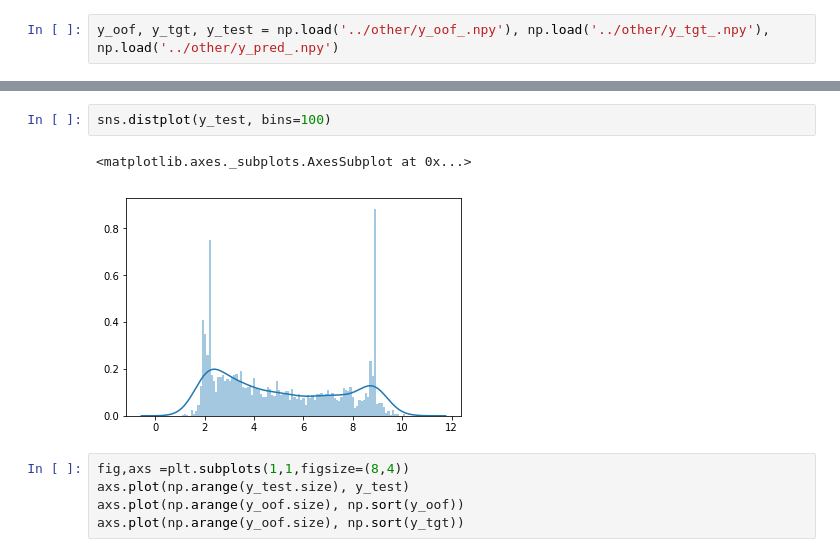
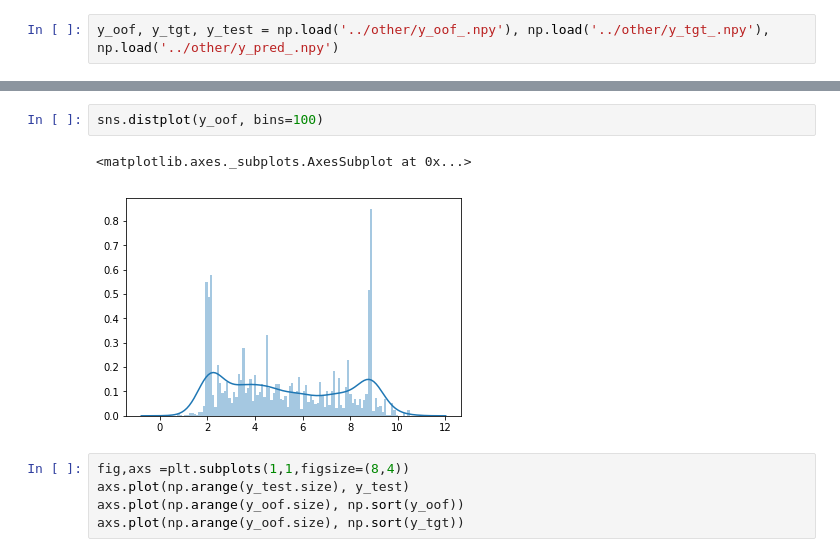
Before and after one commit to miguel-rita/remote-four, a Jupyter notebook: notebooks/leak_analysis.ipynb, the cells around one changed output, grey strips where cells are left out. Cells and saved outputs as stored; diff of their text form.

```diff
--- a/notebooks/leak_analysis.ipynb
+++ b/notebooks/leak_analysis.ipynb
@@ -133,8 +133,8 @@ sns.distplot(y_test, bins=100)
 # %%
-sns.distplot(y_test, bins=100)
+sns.distplot(y_oof, bins=100)
 # %% [output]
 <matplotlib.axes._subplots.AxesSubplot at 0x...>
-[figure, old version]
+[figure, new version]
 # %%
 fig,axs =plt.subplots(1,1,figsize=(8,4))
 axs.plot(np.arange(y_test.size), y_test)
```
Also changed, not shown: parts of 7 cells of this notebook, 31 other files.
